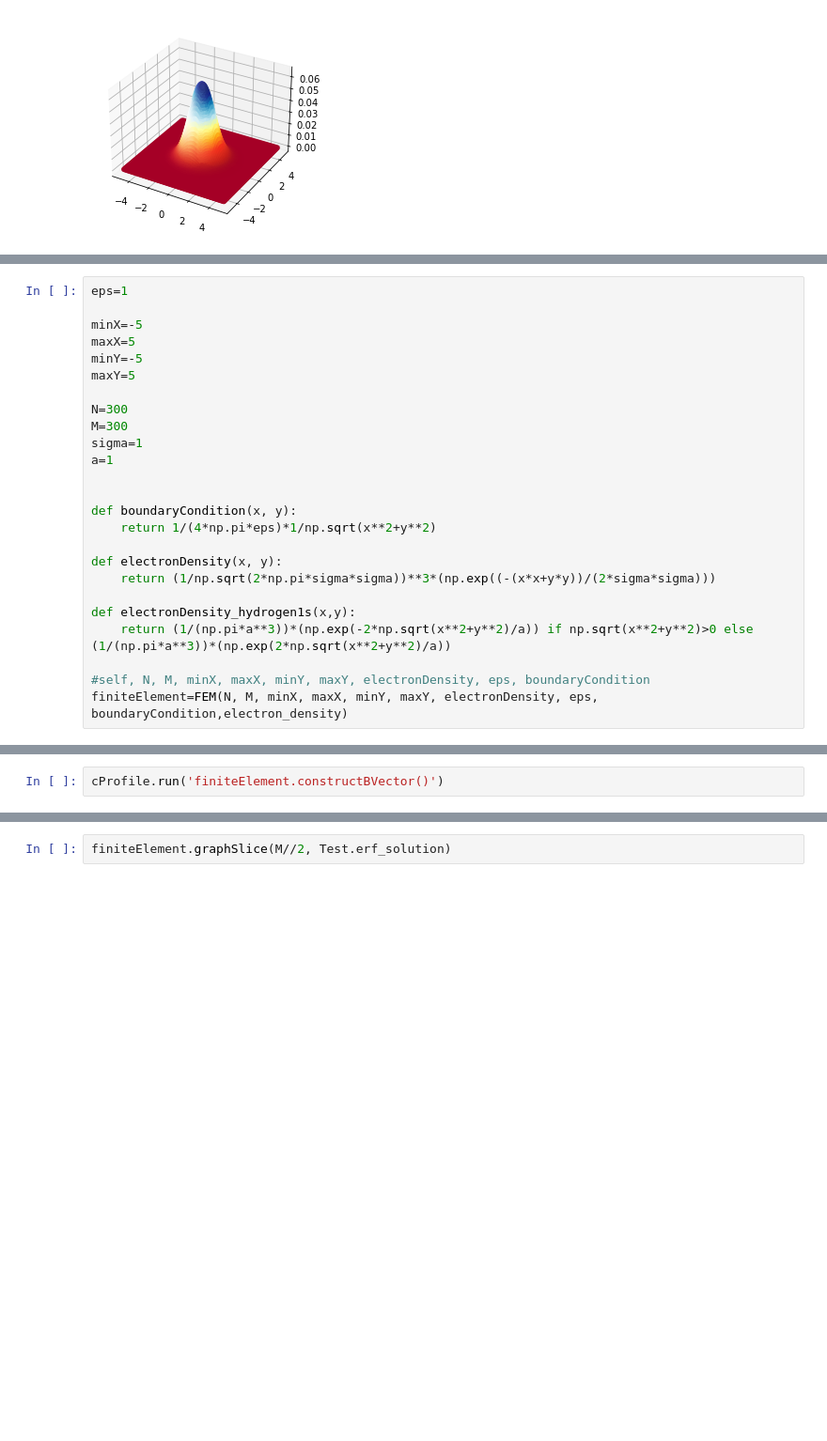
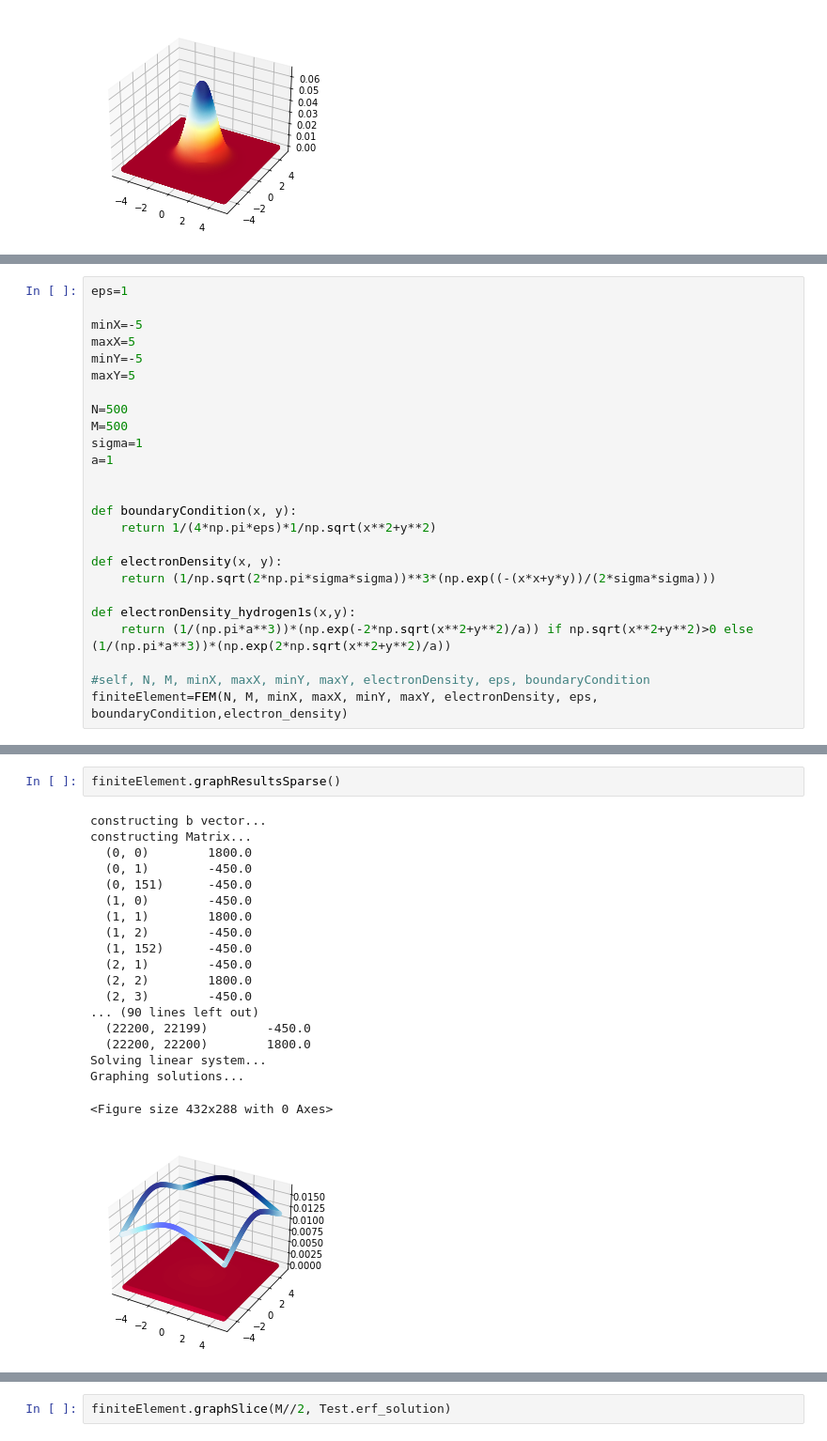
Before and after one commit to jessicajiang15/FiniteElementCode, a Jupyter notebook: FEM 2D.ipynb, the cells around one changed output, grey strips where cells are left out. Shown: that part at 94% size. Drawn from its saved outputs; the diff is of its cells as text; blank space fills up the shorter version.

```diff
--- a/FEM 2D.ipynb
+++ b/FEM 2D.ipynb
@@ -664,8 +709,8 @@ maxX=5
 minY=-5
 maxY=5
 
-N=300
-M=300
+N=500
+M=500
 sigma=1
 a=1
 
@@ -792,6 +774,26 @@ Test.plot(minX,maxX,minY,maxY,100,electronDensity)
 [figure]
 [figure]
 [figure]
-# %%
-cProfile.run('finiteElement.constructBVector()')
+# %%
+finiteElement.graphResultsSparse()
+# %% [output]
+constructing b vector...
+constructing Matrix...
+  (0, 0)        1800.0
+  (0, 1)        -450.0
+  (0, 151)      -450.0
+  (1, 0)        -450.0
+  (1, 1)        1800.0
+  (1, 2)        -450.0
+  (1, 152)      -450.0
+  (2, 1)        -450.0
+  (2, 2)        1800.0
+  (2, 3)        -450.0
+... (90 lines left out)
+  (22200, 22199)        -450.0
+  (22200, 22200)        1800.0
+Solving linear system...
+Graphing solutions...
+<Figure size 432x288 with 0 Axes>
+[figure, added]
 # %%
```
Also changed, not shown: parts of 9 cells of this notebook, 2 other files.
